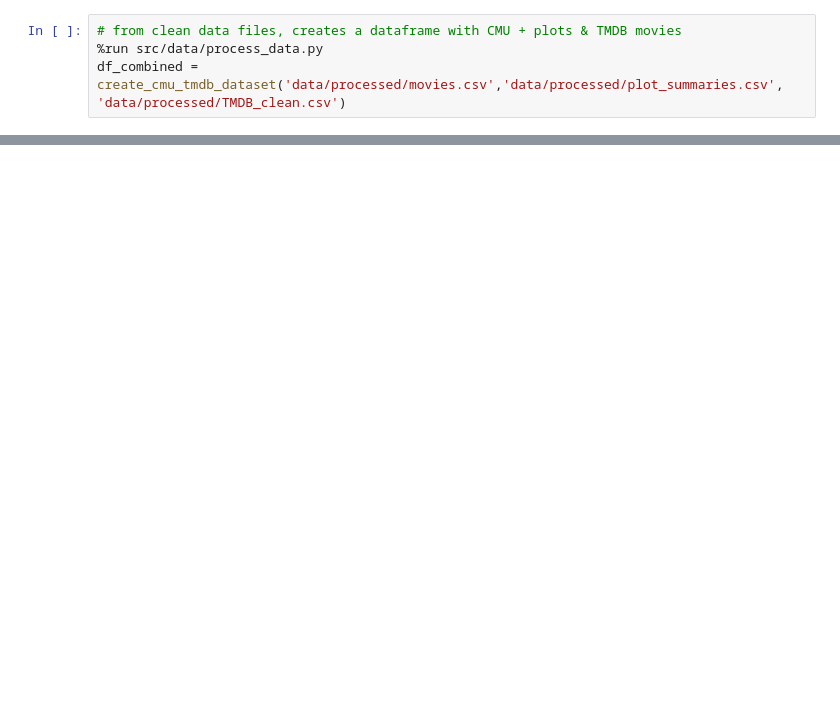
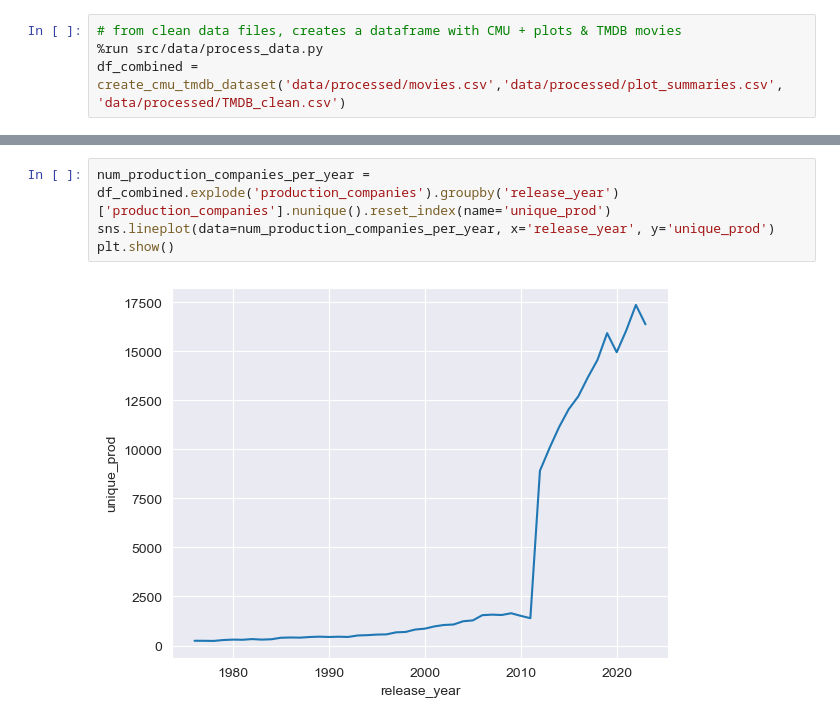
Before and after one commit to epfl-ada/ada-2024-project-databand, a Jupyter notebook: data_overview_CS.ipynb, the cells around one changed output, grey strips where cells are left out. Saved outputs shown, nothing was run; the diff lists cells and outputs as text; blank space fills up the shorter version.

```diff
--- a/data_overview_CS.ipynb
+++ b/data_overview_CS.ipynb
@@ -90,0 +124,6 @@ df_combined.groupby('dvd_era')['production_countries'].apply(lambda x: [country
+# %%
+num_production_companies_per_year = df_combined.explode('production_companies').groupby('release_year')['production_companies'].nunique().reset_index(name='unique_prod')
+sns.lineplot(data=num_production_companies_per_year, x='release_year', y='unique_prod')
+plt.show()
+# %% [output]
+[figure, added]
```
Also changed, not shown: parts of 22 cells of this notebook.
